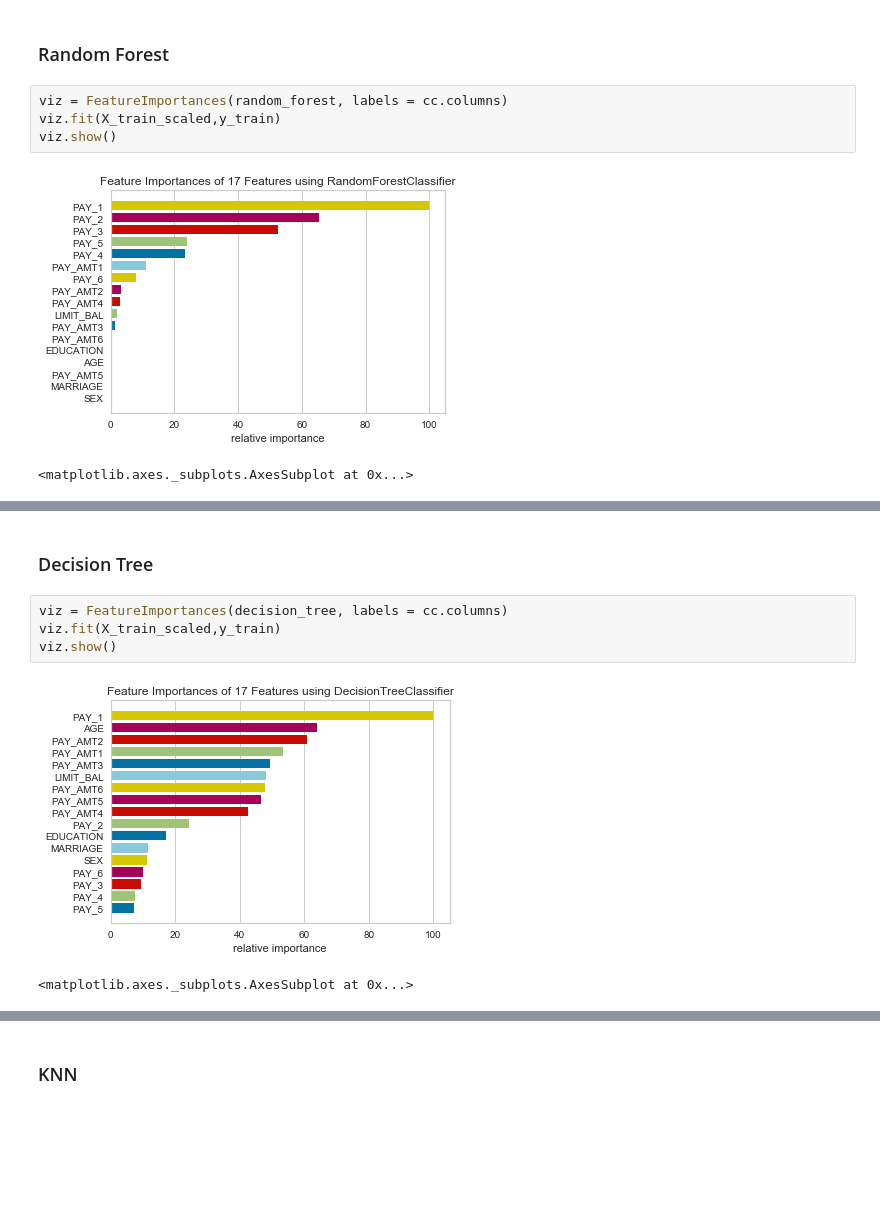
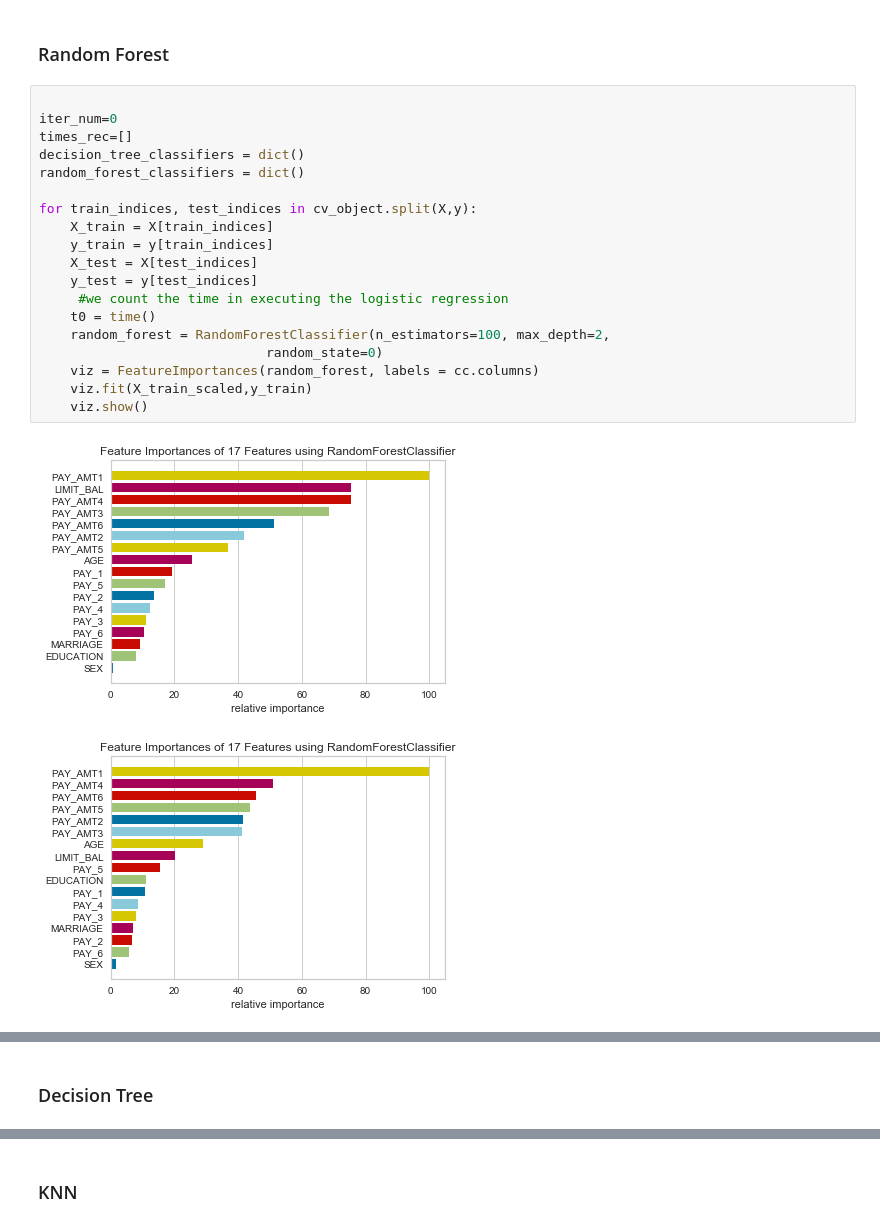
Before and after one commit to pankajti/MSDS_7331_Lab2, a Jupyter notebook: modelling/dt_rf_models.ipynb, the cells around one changed output, grey strips where cells are left out. Cells and saved outputs as stored; diff of their text form; blank space fills up the shorter version.

```diff
--- a/modelling/dt_rf_models.ipynb
+++ b/modelling/dt_rf_models.ipynb
@@ -267,10 +414,25 @@ We can give some details from the graphs created in previous section and explain
 ## Modeling and Evaluation 5
 # %% [markdown]
 ### Random Forest
-# %%
-viz = FeatureImportances(random_forest, labels = cc.columns)
-viz.fit(X_train_scaled,y_train)
-viz.show()
-# %% [output]
-[figure, removed]
-<matplotlib.axes._subplots.AxesSubplot at 0x...>
+# %%
+
+iter_num=0
+times_rec=[]
+decision_tree_classifiers = dict()
+random_forest_classifiers = dict()
+
+for train_indices, test_indices in cv_object.split(X,y):
+    X_train = X[train_indices]
+    y_train = y[train_indices]
+    X_test = X[test_indices]
+    y_test = y[test_indices]
+     #we count the time in executing the logistic regression
+    t0 = time()
+    random_forest = RandomForestClassifier(n_estimators=100, max_depth=2,
+                             random_state=0)
+    viz = FeatureImportances(random_forest, labels = cc.columns)
+    viz.fit(X_train_scaled,y_train)
+    viz.show()
+# %% [output]
+[figure, added]
+[figure, added]
@@ -277,9 +447,2 @@ viz.show()
 # %% [markdown]
 ### Decision Tree
-# %%
-viz = FeatureImportances(decision_tree, labels = cc.columns)
-viz.fit(X_train_scaled,y_train)
-viz.show()
-# %% [output]
-[figure, removed]
-<matplotlib.axes._subplots.AxesSubplot at 0x...>
```
Also changed, not shown: parts of 5 cells of this notebook, 1 other file.
